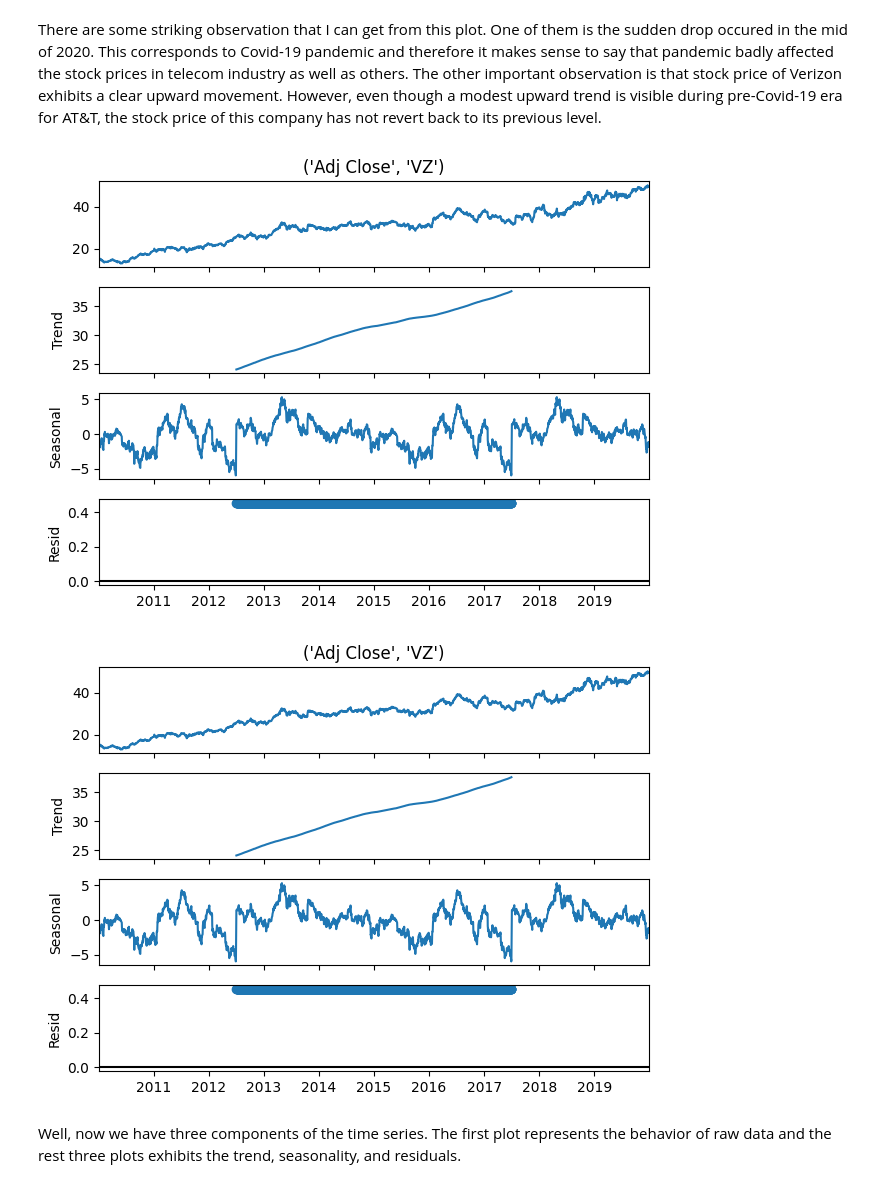
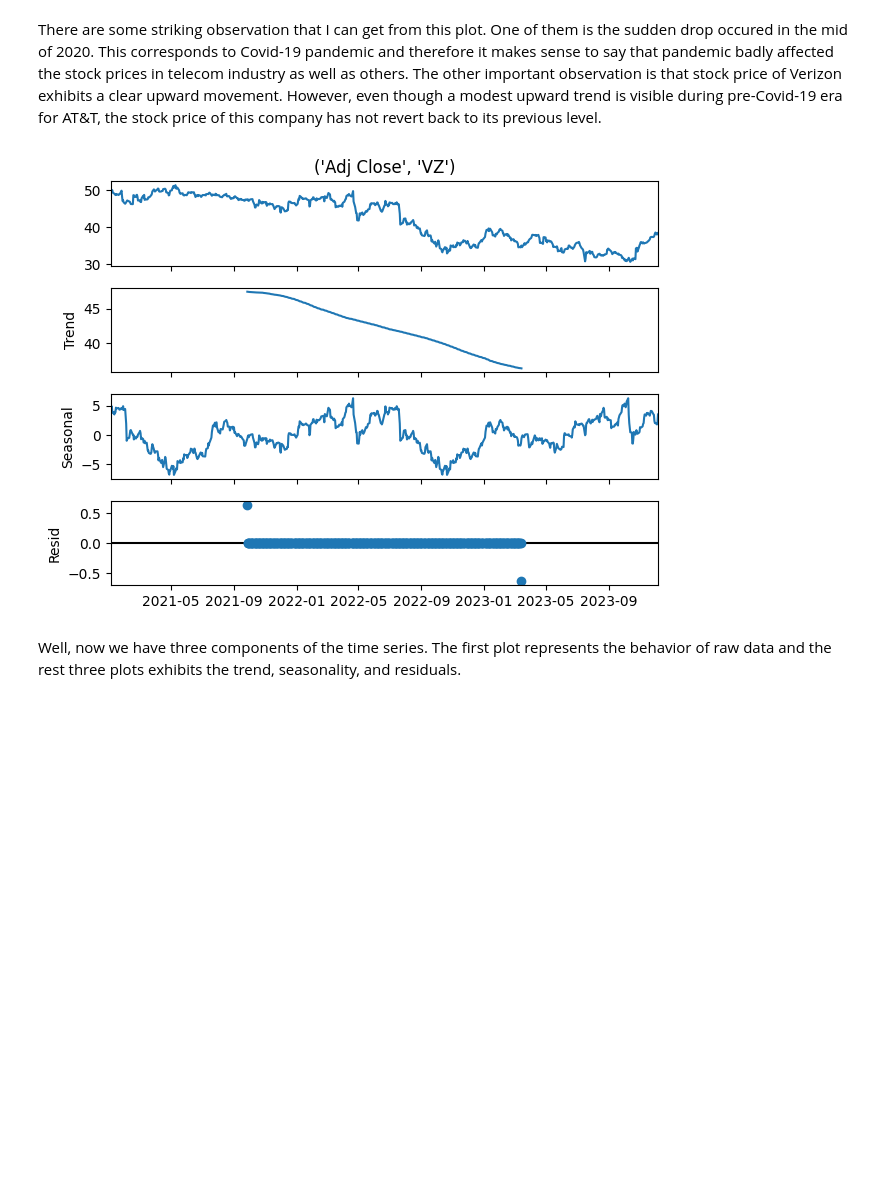
Before and after one commit to Echo9k/FinML, a Jupyter notebook: notebooks/0.1_components.ipynb, the cells around one changed output. Cells and saved outputs as stored; diff of their text form; code cells hidden in the pictures; blank space fills up the shorter version.

```diff
--- a/notebooks/0.1_components.ipynb
+++ b/notebooks/0.1_components.ipynb
@@ -38,6 +53,7 @@ sys.path.append('..')
 downloader = make_data.YFDataDownloader(config, credentials=credentials)
 
 # Get the data for ticker AT&T (T), Verizon (VZ), and the S&P 500 (SPY) using downloader.get_data()
-data = downloader.get_data(['T', 'VZ', 'SPY'] , '2010-01-01', '2020-01-01')
+print(config["data_source_params"])
+data = downloader.get_data(**config["data_source_params"])
 # transform data to a xarray dataset
 # data = data.to_xarray()
@@ -124,0 +95,9 @@ def plot_adj_close_volume(data, ticker, y_log=False):
+# %%
+ticker_A, ticker_B = config["data_source_params"]["tickers"]
+
+adj_close_A = data[('Adj Close', ticker_A)]
+adj_close_B = data[('Adj Close', ticker_B)]
+
+# Calculate daily returns
+returns_A = adj_close_A.pct_change().dropna()
+returns_B = adj_close_B.pct_change().dropna()
@@ -155,11 +176,11 @@ plot_moving_average(adj_close:=data[('Adj Close', 'VZ')],
 There are some striking observation that I can get from this plot. One of them is the sudden drop occured in the mid of 2020. This corresponds to Covid-19 pandemic and therefore it makes sense to say that pandemic badly affected the stock prices in telecom industry as well as others. The other important observation is that stock price of Verizon exhibits a clear upward movement. However, even though a modest upward trend is visible during pre-Covid-19 era for AT&T, the stock price of this company has not revert back to its previous level.
 # %%
 seasonal_decompose(
-    adj_close, model='additive', period=len(data['Adj Close']) // 2
+    adj_close_B, model='additive', period=len(data) // 2
 ).plot()
+plt.show()
 # %% [output]
-[figure, old version]
+[figure, new version]
-[figure, removed]
 # %% [markdown]
 Well, now we have three components of the time series. The first plot represents the behavior of raw data and the rest three plots exhibits the trend, seasonality, and residuals.
 # %% [markdown]
```
Also changed, not shown: parts of 75 cells of this notebook, 19 other files.
